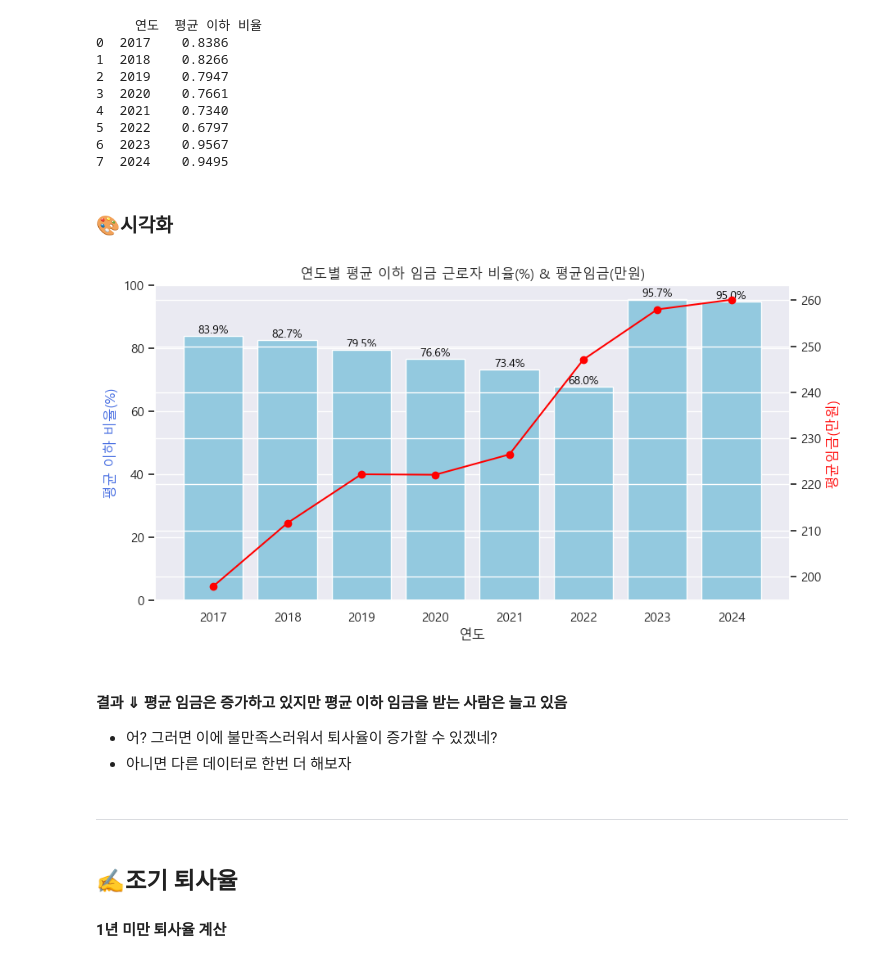
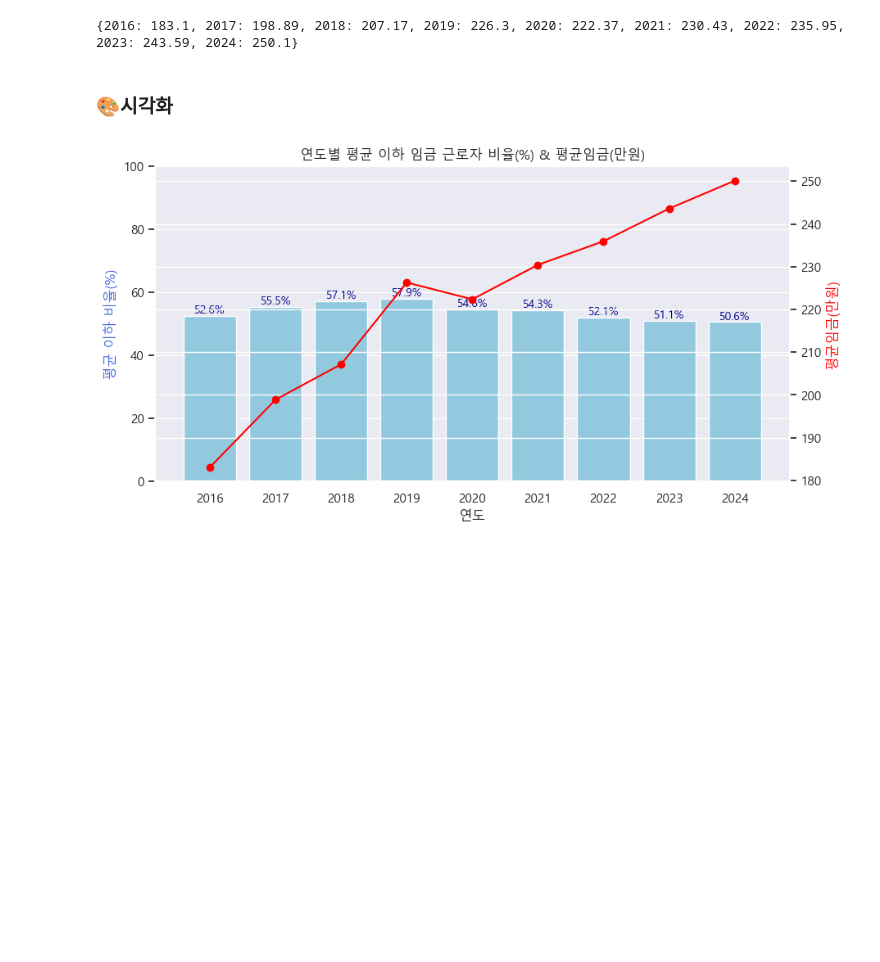
Before and after one commit to byeori-jang/mid_project, a Jupyter notebook: salary.ipynb, the cells around one changed output. Saved outputs shown, nothing was run; the diff lists cells and outputs as text; code cells hidden in the pictures; blank space fills up the shorter version.

```diff
--- a/salary.ipynb
+++ b/salary.ipynb
@@ -121,21 +40,0 @@ for year in salary_mean_dict:
-# %%
-below_ratios = {}
-
-for year in [str(y) for y in range(2017, 2025)]:
-    avg_salary = salary_mean_dict[int(year)]
-    total = age1529[year].sum() # 해당 년도에서 전체 청년 근로자 수의 합
-    below_avg = age1529[age1529["중앙값"] <= avg_salary][year].sum() # 청년 근로자 중 평균 이하의 수
-    below_ratios[year] = round(below_avg / total, 4) # 평균 이하 비율 계산
-
-below_df = pd.DataFrame(list(below_ratios.items()), columns=['연도', '평균 이하 비율'])
-print(below_df)
-# %% [output]
-     연도  평균 이하 비율
-0  2017    0.8386
-1  2018    0.8266
-2  2019    0.7947
-3  2020    0.7661
-4  2021    0.7340
-5  2022    0.6797
-6  2023    0.9567
-7  2024    0.9495
@@ -144,37 +41,39 @@ below_df['평균 이하 비율'] = below_df['평균 이하 비율'] * 100
+# %%
+a = pd.read_csv("data/평균이하비율.csv", encoding='euc-kr')
+
+# 리스트
+years = a['연도']
+salarym = a['평균 임금(만원)']
+# 리스트를 딕셔너리로 변환
+salary_mean_dict = dict(zip(years, salarym))
+print(salary_mean_dict)
+# %% [output]
+{2016: 183.1, 2017: 198.89, 2018: 207.17, 2019: 226.3, 2020: 222.37, 2021: 230.43, 2022: 235.95, 2023: 243.59, 2024: 250.1}
 # %% [markdown]
 ### 🎨시각화
 # %%
 fig, ax1 = plt.subplots(figsize=(10, 5))
 
 # 평균 이하 비율(막대)
-bar = sns.barplot(data=below_df, x='연도', y='평균 이하 비율', color='skyblue', ax=ax1)
+bar = sns.barplot(data=a, x='연도', y='평균 이하 비율', color='skyblue', ax=ax1)
 ax1.set_ylabel('평균 이하 비율(%)', color='royalblue')
 ax1.set_ylim(0, 100)
 
 # 막대 위에 값 표시
 for p in bar.patches:
     height = p.get_height()
     ax1.annotate(f'{height:.1f}%',
                  (p.get_x() + p.get_width() / 2, height),
-                 ha='center', va='bottom', fontsize=10, color='black')
+                 ha='center', va='bottom', fontsize=10, color='darkblue')
 
 # 평균임금(선, 보조축)
 years = [str(y) for y in salary_mean_dict.keys()]
 salary_means = list(salary_mean_dict.values())
 ax2 = ax1.twinx()
 ax2.plot(years, salary_means, color='red', marker='o', label='평균임금')
 ax2.set_ylabel('평균임금(만원)', color='red')
 
 plt.title('연도별 평균 이하 임금 근로자 비율(%) & 평균임금(만원)')
 plt.show()
 # %% [output]
-[figure, old version]
+[figure, new version]
-# %% [markdown]
-#### 결과 &Downarrow; 평균 임금은 증가하고 있지만 평균 이하 임금을 받는 사람은 늘고 있음
-- 어? 그러면 이에 불만족스러워서 퇴사율이 증가할 수 있겠네?
-- 아니면 다른 데이터로 한번 더 해보자
-# %% [markdown]
----
-# %% [markdown]
-## ✍조기 퇴사율
-#### 1년 미만 퇴사율 계산
```
Also changed, not shown: parts of 24 cells of this notebook.
